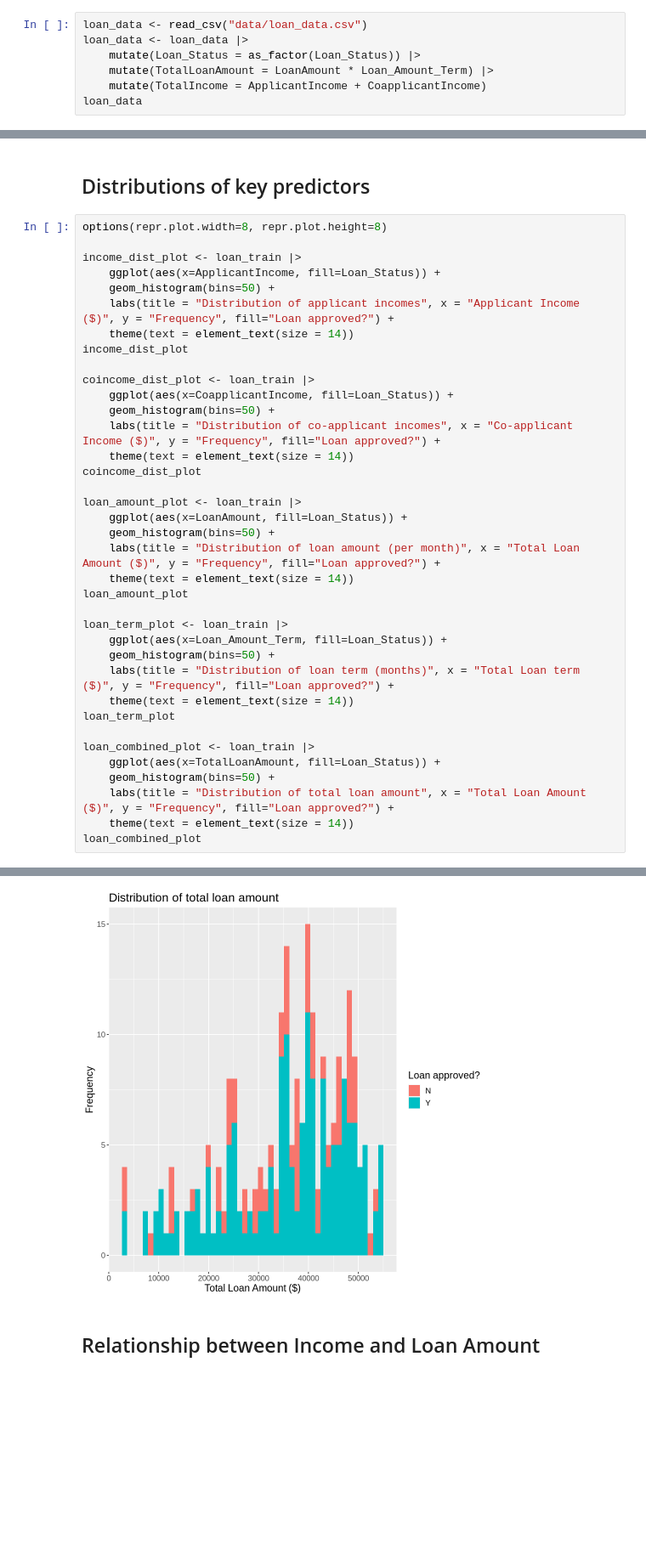
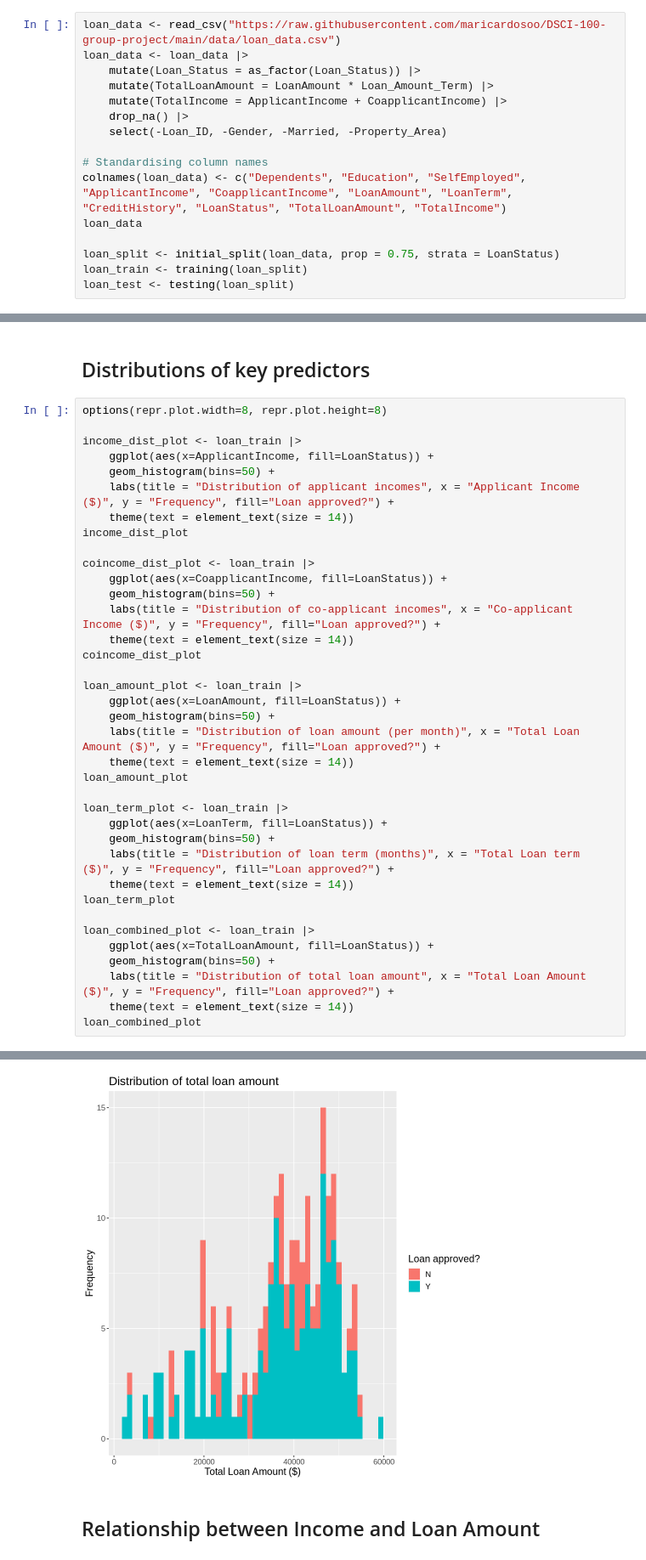
Before and after one commit to mariscovino/DSCI-100-group-project, a Jupyter notebook: project_proposal.ipynb, the cells around one changed output, grey strips where cells are left out. Shown at 85% size. Drawn from its saved outputs; the diff is of its cells as text; blank space fills up the shorter version.

```diff
--- a/project_proposal.ipynb
+++ b/project_proposal.ipynb
@@ -25,10 +27,19 @@ set.seed(2024)
 # %%
-loan_data <- read_csv("data/loan_data.csv")
+loan_data <- read_csv("https://raw.githubusercontent.com/maricardosoo/DSCI-100-group-project/main/data/loan_data.csv")
 loan_data <- loan_data |>
     mutate(Loan_Status = as_factor(Loan_Status)) |>
     mutate(TotalLoanAmount = LoanAmount * Loan_Amount_Term) |>
-    mutate(TotalIncome = ApplicantIncome + CoapplicantIncome)
+    mutate(TotalIncome = ApplicantIncome + CoapplicantIncome) |>
+    drop_na() |>
+    select(-Loan_ID, -Gender, -Married, -Property_Area)
+
+# Standardising column names
+colnames(loan_data) <- c("Dependents", "Education", "SelfEmployed", "ApplicantIncome", "CoapplicantIncome", "LoanAmount", "LoanTerm", "CreditHistory", "LoanStatus", "TotalLoanAmount", "TotalIncome")
 loan_data
+
+loan_split <- initial_split(loan_data, prop = 0.75, strata = LoanStatus)
+loan_train <- training(loan_split)
+loan_test <- testing(loan_split)
 # %% [output]
 Rows: 381 Columns: 13
 ── Column specification ────────────────────────────────────────────────────────
@@ -72,35 +78,35 @@ A tibble: 2 × 5
 options(repr.plot.width=8, repr.plot.height=8)
 
 income_dist_plot <- loan_train |>
-    ggplot(aes(x=ApplicantIncome, fill=Loan_Status)) +
+    ggplot(aes(x=ApplicantIncome, fill=LoanStatus)) +
     geom_histogram(bins=50) +
     labs(title = "Distribution of applicant incomes", x = "Applicant Income ($)", y = "Frequency", fill="Loan approved?") +
     theme(text = element_text(size = 14))
 income_dist_plot
 
 coincome_dist_plot <- loan_train |>
-    ggplot(aes(x=CoapplicantIncome, fill=Loan_Status)) +
+    ggplot(aes(x=CoapplicantIncome, fill=LoanStatus)) +
     geom_histogram(bins=50) +
     labs(title = "Distribution of co-applicant incomes", x = "Co-applicant Income ($)", y = "Frequency", fill="Loan approved?") +
     theme(text = element_text(size = 14))
 coincome_dist_plot
 
 loan_amount_plot <- loan_train |>
-    ggplot(aes(x=LoanAmount, fill=Loan_Status)) +
+    ggplot(aes(x=LoanAmount, fill=LoanStatus)) +
     geom_histogram(bins=50) +
     labs(title = "Distribution of loan amount (per month)", x = "Total Loan Amount ($)", y = "Frequency", fill="Loan approved?") +
     theme(text = element_text(size = 14))
 loan_amount_plot
 
 loan_term_plot <- loan_train |>
-    ggplot(aes(x=Loan_Amount_Term, fill=Loan_Status)) +
+    ggplot(aes(x=LoanTerm, fill=LoanStatus)) +
     geom_histogram(bins=50) +
     labs(title = "Distribution of loan term (months)", x = "Total Loan term ($)", y = "Frequency", fill="Loan approved?") +
     theme(text = element_text(size = 14))
 loan_term_plot
 
 loan_combined_plot <- loan_train |>
-    ggplot(aes(x=TotalLoanAmount, fill=Loan_Status)) +
+    ggplot(aes(x=TotalLoanAmount, fill=LoanStatus)) +
     geom_histogram(bins=50) +
     labs(title = "Distribution of total loan amount", x = "Total Loan Amount ($)", y = "Frequency", fill="Loan approved?") +
     theme(text = element_text(size = 14))
@@ -113,4 +119,4 @@ loan_combined_plot
-[figure, old version]
+[figure, new version]
 # %% [markdown]
 ## Relationship between Income and Loan Amount
 # %%
```
Also changed, not shown: parts of 11 cells of this notebook.
